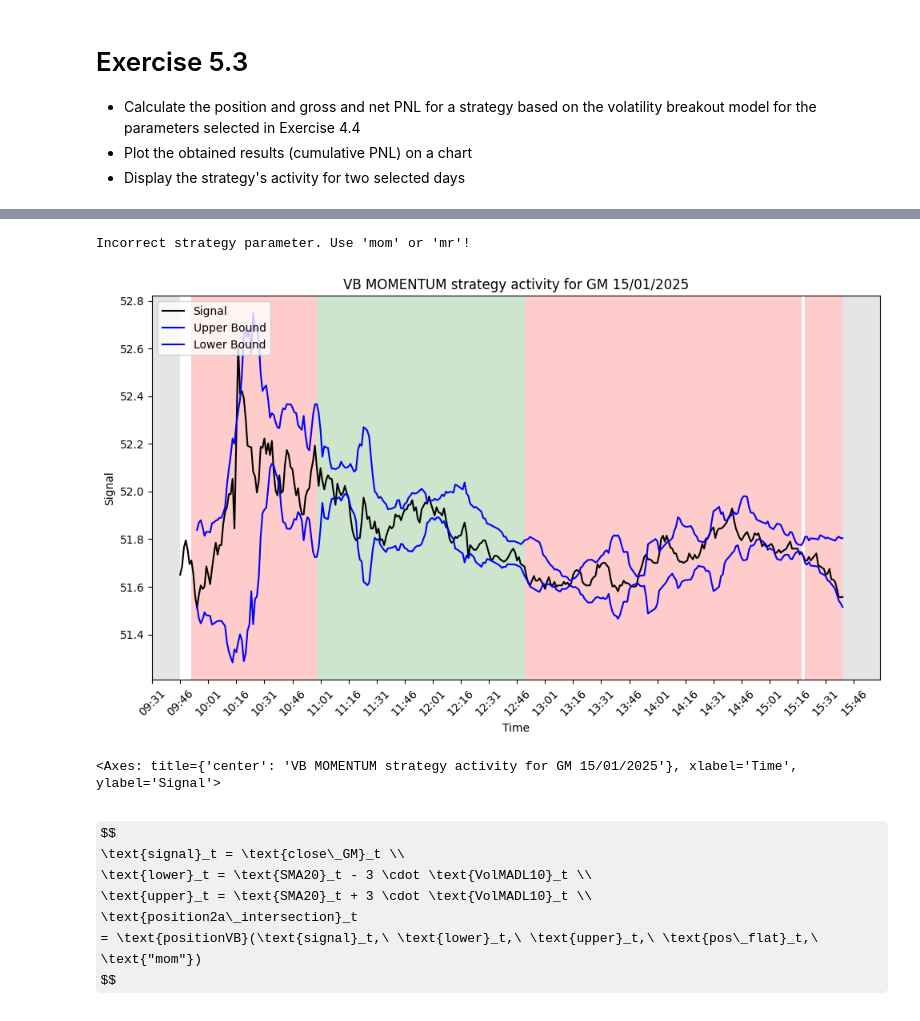
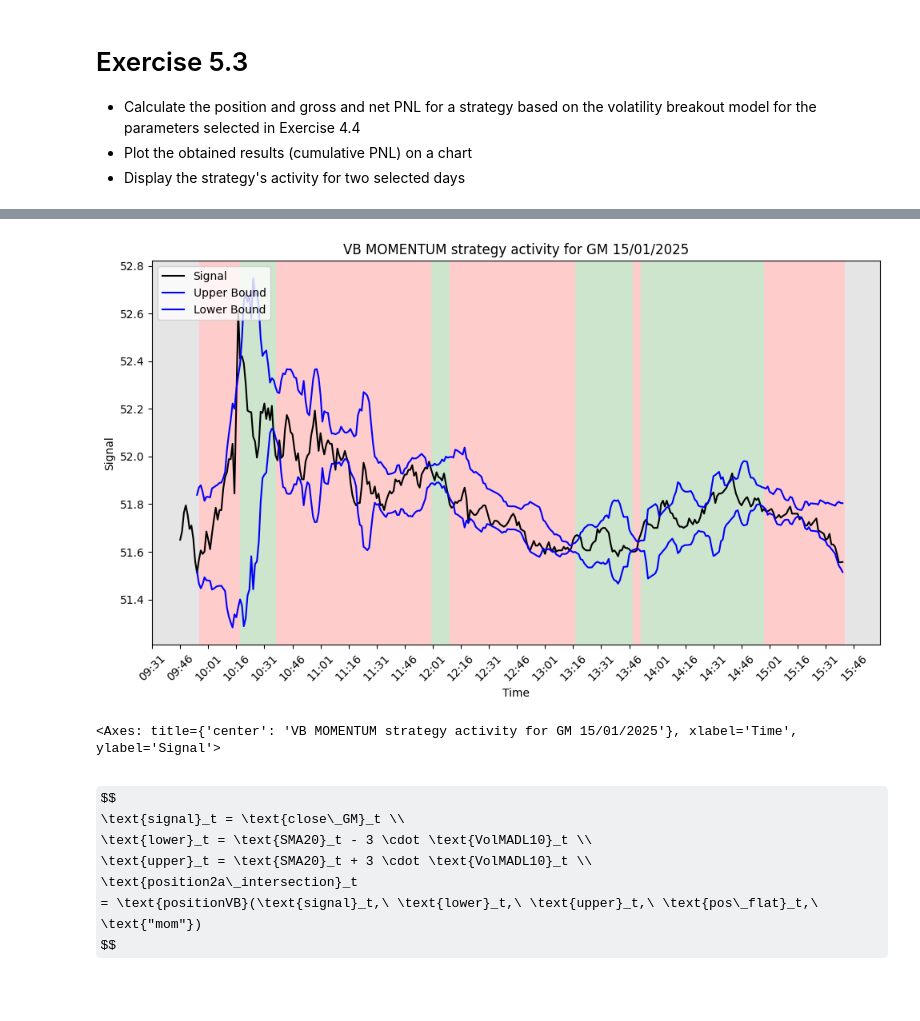
Before and after one commit to Shahahaha11/HFT-WNE, a Jupyter notebook: 05/HFD_05.ipynb, the cells around one changed output, grey strips where cells are left out. Drawn from its saved outputs; the diff is of its cells as text; code cells hidden in the pictures; some formulas as TeX source.

```diff
--- a/05/HFD_05.ipynb
+++ b/05/HFD_05.ipynb
@@ -401,38 +437,37 @@ Index(['close_GM', 'close_GE', 'close_GM_EMA10', 'med_short', 'med_long',
 # %%
 # place for solution to Exercise 5.3
 from functions.plot_positions import plot_positions_vb
 from functions.position_VB import positionVB
 
 # We assumed that we didn't want to take positions in the first 15 minutes and last 20 minutes of the session
 pos_flat = np.zeros(len(dataUSA_GM_GE))
 pos_flat[(dataUSA_GM_GE.index.time >= pd.to_datetime('15:41').time())] = 1
 pos_flat[(dataUSA_GM_GE.index.time <= pd.to_datetime('09:31').time())] = 1
 
 dataUSA_GM_GE['position_2a_vb'] = positionVB(
     signal = dataUSA_GM_GE['close_GM'],  # AAPL price is the signal
     lower = dataUSA_GM_GE['close_GM_SMA20'] - dataUSA_GM_GE['vol_mad10'] * 3,  # lower threshold
     upper = dataUSA_GM_GE['close_GM_SMA20'] + dataUSA_GM_GE['vol_mad10'] * 3,  # upper threshold
     pos_flat = pos_flat,  # flat position vector
-    strategy = 'Intersection'  #
+    strategy = 'mom'  #
 )
 
 
 # SET LOWER AND UPPER BOUNDS FORT COLUMNS
 dataUSA_GM_GE['close_GM_VB_lower'] = (dataUSA_GM_GE['close_GM_SMA20'] - dataUSA_GM_GE['vol_mad10'] * 3)
 
 dataUSA_GM_GE['close_GM_VB_upper'] = (dataUSA_GM_GE['close_GM_SMA20'] + dataUSA_GM_GE['vol_mad10'] * 3)
 plot_positions_vb(
     data_plot = dataUSA_GM_GE, # DataFrame with DatetimeIndex
     date_plot = '2025-01-15',      # Date as string 'YYYY-MM-DD'
     col_signal = 'close_GM',      # column with price
     col_lower = 'close_GM_VB_lower',  # lower threshold
     col_upper = 'close_GM_VB_upper',  # upper threshold
-    col_pos = 'position_2a',     # column with position (-1, 0, 1)
+    col_pos = 'position_2a_vb',     # column with position (-1, 0, 1)
     title = 'VB MOMENTUM strategy activity for GM 15/01/2025')
 # %% [output]
+[figure, new version]
-Incorrect strategy parameter. Use 'mom' or 'mr'!
+<Axes: title={'center': 'VB MOMENTUM strategy activity for GM 15/01/2025'}, xlabel='Time', ylabel='Signal'>
-[figure, old version]
-<Axes: title={'center': 'VB MOMENTUM strategy activity for GM 15/01/2025'}, xlabel='Time', ylabel='Signal'>
 # %% [markdown]
 $$
 \text{signal}_t = \text{close\_GM}_t \\
```
Also changed, not shown: parts of 13 cells of this notebook.
